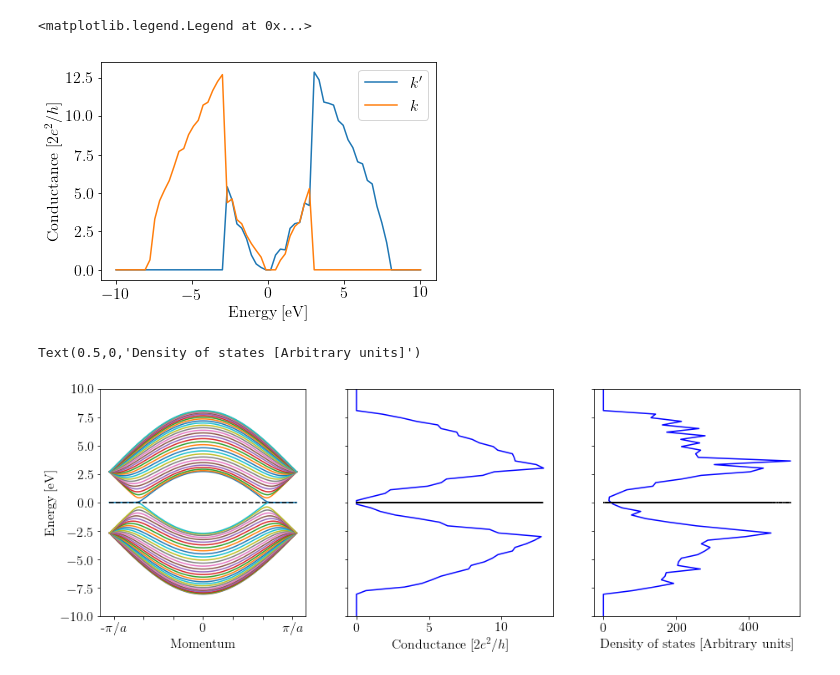
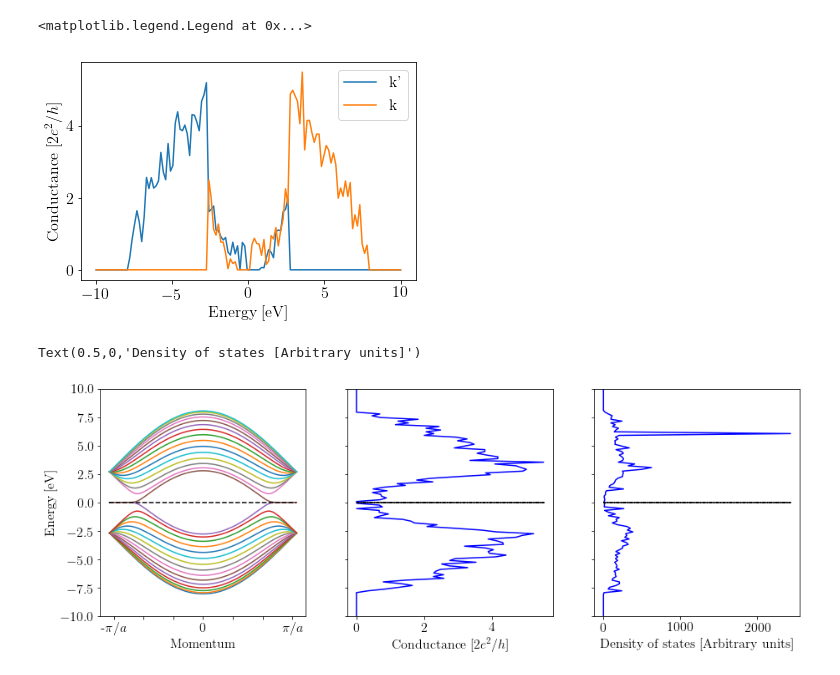
Before and after one commit to CLEANit/QuantumTransduction, a Jupyter notebook: examples/pnJunction/pn_junction.ipynb, the cells around one changed output. Cells and saved outputs as stored; diff of their text form; code cells hidden in the pictures.

```diff
--- a/examples/pnJunction/pn_junction.ipynb
+++ b/examples/pnJunction/pn_junction.ipynb
@@ -128,7 +128,7 @@ def make_system(spin=1/2):
         sym = kwant.TranslationalSymmetry(graphene.vec((-1, 1)))
         lead = kwant.Builder(sym)
         a = orthogVecSlope(graphene.vec((-1, 1)))
-        lead[graphene.shape(lambda pos: -l < pos[1]  + pos[0] * a < l , (0,0))] = onSiteLead
+        lead[graphene.shape(lambda pos: -l/2 < pos[1]  + pos[0] * a < l/2 , (0,0))] = onSiteLead
         lead[graphene.neighbors()] = phase
 #         lead[graphene.neighbors(2)] = phase2
         lead.eradicate_dangling()
@@ -150,7 +150,7 @@ def make_system(spin=1/2):
         sym = kwant.TranslationalSymmetry(graphene.vec((1, -1)))
         lead = kwant.Builder(sym)
         a = orthogVecSlope(graphene.vec((-1, 1)))
-        lead[graphene.shape(lambda pos: -l/2 < pos[1] + pos[0] * a < l/2 , (l,0))] = onSiteLead
+        lead[graphene.shape(lambda pos: -l/4 < pos[1] + pos[0] * a < l/4 , (l,0))] = onSiteLead
         lead[graphene.neighbors()] = phase
 #         lead[graphene.neighbors(2)] = phase2
         lead.eradicate_dangling()
@@ -263,10 +263,10 @@ def valleyPolarizability(syst, energies, lead_start=0, lead_end=1):
     bar = progressbar.ProgressBar()
     for energy in bar(energies):
         smatrix = kwant.smatrix(syst, energy, params={'phi': phi})
-        positives = np.where(smatrix.lead_info[lead_start].velocities >= 0)[0]
+        positives = np.where(smatrix.lead_info[lead_start].velocities <= 0)[0]
 #         out_going_velocities = smatrix.lead_info[lead_end].velocities
 #         in_coming_velocities = smatrix.lead_info[lead_start].velocities
-        norms = np.sqrt(out_going_velocities / in_coming_velocities[:, None])
+#         norms = np.sqrt(out_going_velocities / in_coming_velocities[:, None])
 #         print(norms.shape)
         momentas = smatrix.lead_info[lead_start].momenta[positives]
         K_prime_indices = np.where(momentas < 0)[0]
@@ -304,7 +304,7 @@ def DOS(sys,input_energies):
     return energies, doss
 
 # calculate the two conductances for the two leads
-N = 64
+N = 128
 e = np.linspace(-10,10,N)
 k_primes, ks = valleyPolarizability(syst_up, e)
 cond_up = conductance(syst_up, energies=e)
@@ -318,11 +318,11 @@ e_up, dos_up = DOS(syst_up,e)
 # %%
 pyplot.plot(e, k_primes, e, ks)
 pyplot.xlabel('Energy [eV]')
 pyplot.ylabel('Conductance [$2 e^2 / h$]')
-pyplot.legend(['$k\'$', '$k$'] )
+pyplot.legend(['k\'', 'k'] )
 # %% [output]
 <matplotlib.legend.Legend at 0x...>
-[figure, old version]
+[figure, new version]
 # %%
 # plot the bandstructure, conductances, and DOS
 fig, axes = pyplot.subplots(1,3, figsize=(15,5), sharey='row')
@@ -355,7 +355,7 @@ axes[1].set_xlabel('Conductance [$2e^2 / h$]')
 axes[2].set_xlabel('Density of states [Arbitrary units]')
 # %% [output]
 Text(0.5,0,'Density of states [Arbitrary units]')
-[figure, old version]
+[figure, new version]
 # %%
 # define the temperature multiplied by the Boltzmann constant
 kB_T = t / 100.
```
Also changed, not shown: parts of 4 cells of this notebook, 3 other files.
